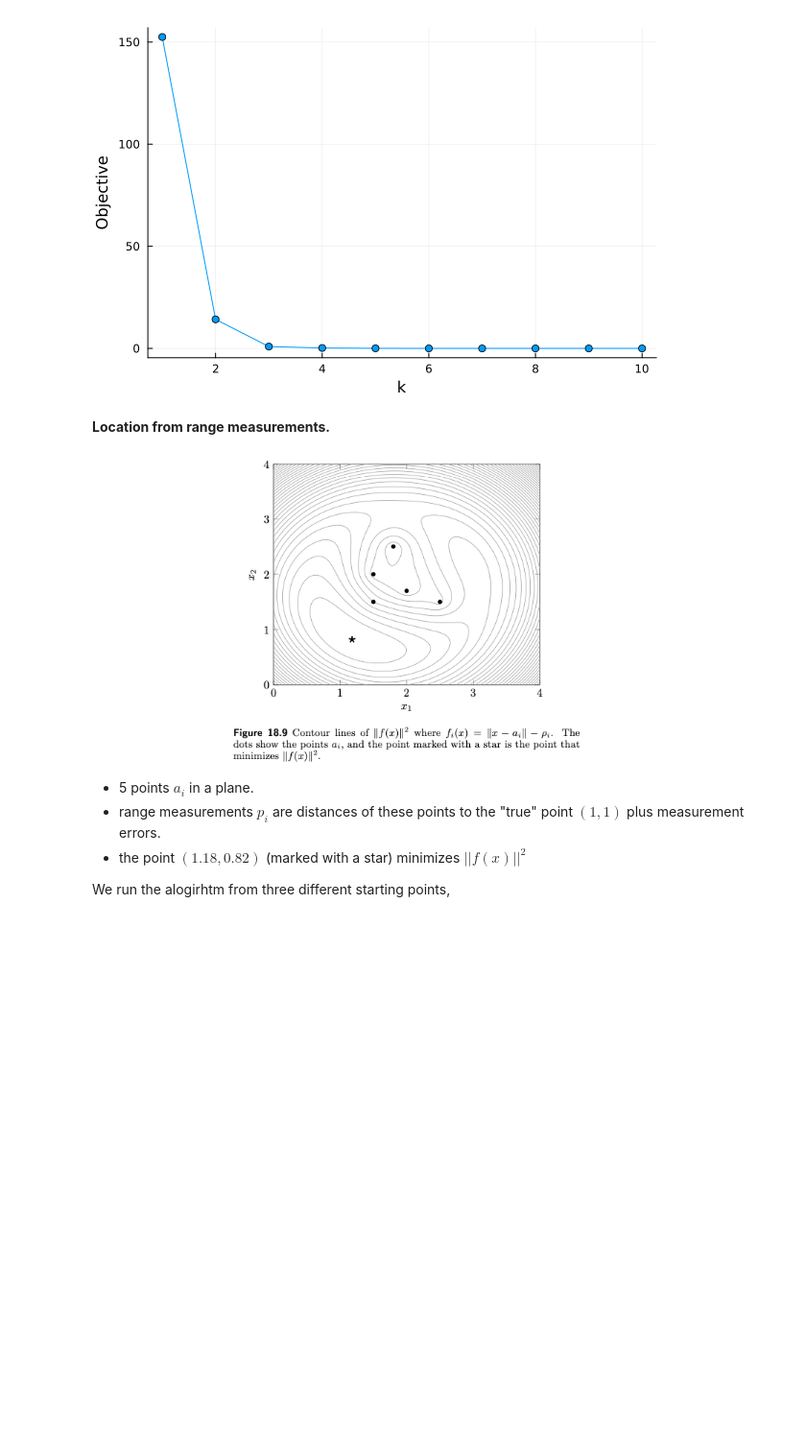
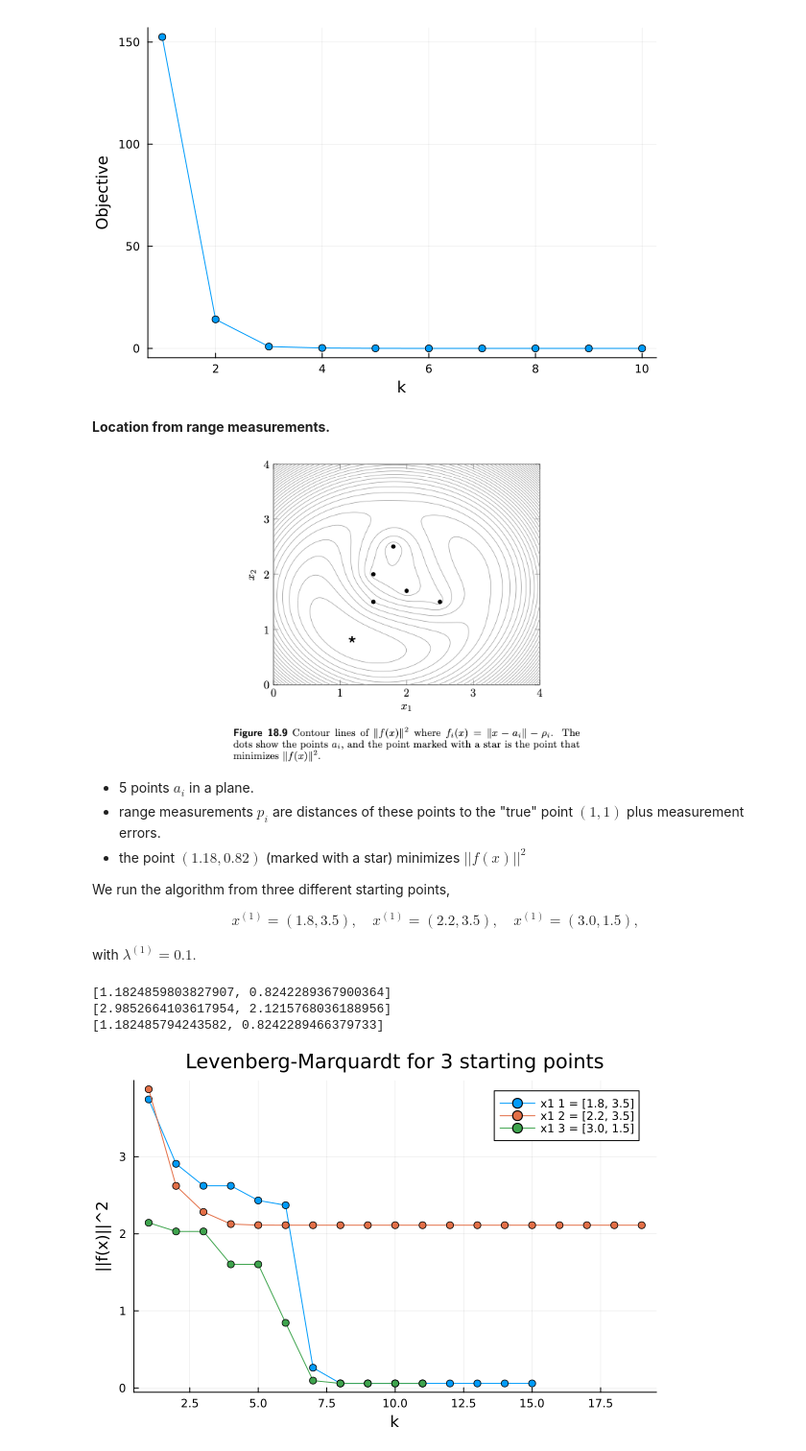
Before and after one commit to Minh-An/engr108, a Jupyter notebook: nonlinear_ls.ipynb, the cells around one changed output. Shown: that part at 96% size. Cells and saved outputs as stored; diff of their text form; code cells hidden in the pictures; blank space fills up the shorter version.

```diff
--- a/nonlinear_ls.ipynb
+++ b/nonlinear_ls.ipynb
@@ -493,4 +493,9 @@ plot(iterdata["objectives"], shape = :circle, legend =false, xlabel = "k", ylabe
 - range measurements $p_i$ are distances of these points to the "true" point $(1,1)$ plus measurement errors.
 - the point $(1.18, 0.82)$ (marked with a star) minimizes $||f(x)||^2$
 
-We run the alogirhtm from three different starting points,
+We run the algorithm from three different starting points,
+\begin{align}
+x^{(1)} = (1.8, 3.5), \quad x^{(1)} = (2.2, 3.5), \quad x^{(1)} = (3.0, 1.5),
+\end{align}
+
+with $\lambda^{(1)} = 0.1.$
@@ -496,0 +517,16 @@ We run the alogirhtm from three different starting points,
+# %%
+x1s = [[1.8,3.5],[2.2,3.5],[3.0,1.5]]
+lambda1 = .1;
+
+for k=1:length(x1s)
+    x, iterdata = levenberg_marquardt(f, Df, x1s[k], lambda1)
+    println(x)
+    plot!(iterdata["objectives"], shape = :circle, label="x1 $k = "*string(x1s[k]), legend=true)
+end;
+
+plot!(xlabel = "k", ylabel = "||f(x)||^2", title="Levenberg-Marquardt for 3 starting points")
+# %% [output]
+[1.1824859803827907, 0.8242289367900364]
+[2.9852664103617954, 2.1215768036188956]
+[1.182485794243582, 0.8242289466379733]
+[figure, added]
```
Also changed, not shown: parts of 1 cell of this notebook.
